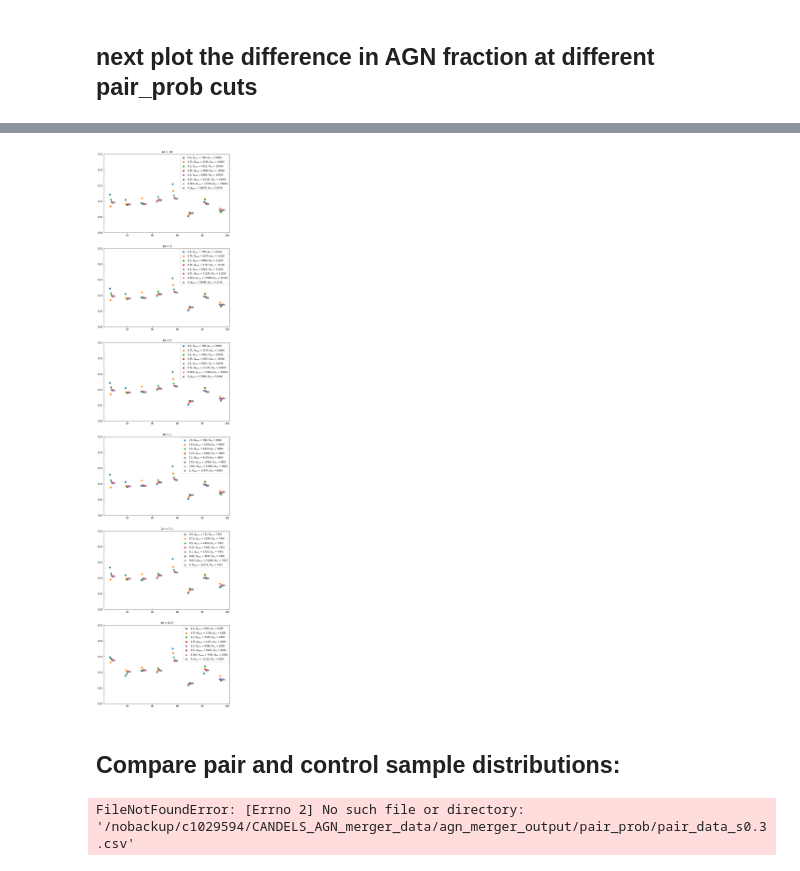
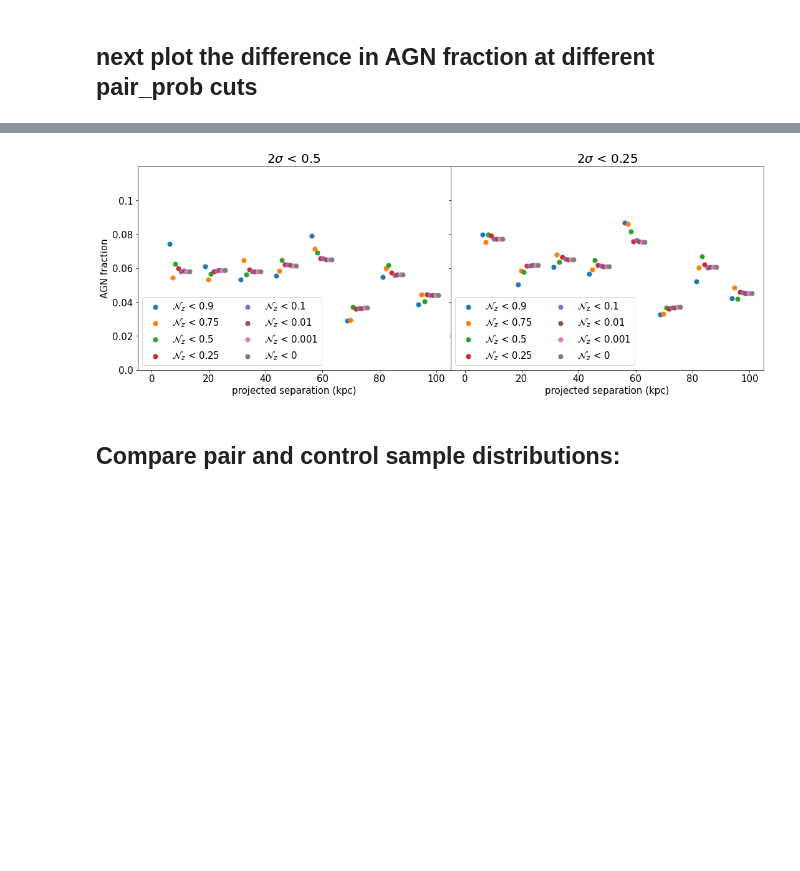
Before and after one commit to sldough21/pair-conv-misc, a Jupyter notebook: pam_analysis.ipynb, the cells around one changed output, grey strips where cells are left out. Drawn from its saved outputs; the diff is of its cells as text; code cells hidden in the pictures; blank space fills up the shorter version.

Commit message:
organized code and improved flexibility and plotting

```diff
--- a/pam_analysis.ipynb
+++ b/pam_analysis.ipynb
@@ -48,6 +41,8 @@ dif_cuts = {}
 iso_count = {}
 PDF_width = {}
 sig_cuts = [10,3,2,1,0.5,0.25]
+# sig_cuts = [1,0.5,0.25]
+
 
 for sig_cut in sig_cuts:
     rdf = pd.read_csv(PATH+'pair_data_s'+str(sig_cut)+'.csv')
@@ -68,7 +63,7 @@ for sig_cut in sig_cuts:
         high = float(info[1])
 
         # sort into bins
-        bin_df = rdf[ (rdf['kpc_sep'] > low) & (rdf['kpc_sep'] <= high) ]#& (rdf['prime_M'] > 10) ]
+        bin_df = rdf[ (rdf['kpc_sep'] > low) & (rdf['kpc_sep'] <= high) & (rdf['field'] != 'COS') & (rdf['field'] != 'COSMOS') ]
 
         # calculating AGN per pair here
         AGN_frac[bins[rnge]] = sum(bin_df['pair_prob'] * bin_df['mAGN']) / (sum(bin_df['pair_prob'])) #* len(bin_df))
@@ -106,4 +101,12 @@ def make_bins_PDF(max_dist=100, n_bins=10):
 # %%
 # dif_cuts[str(sig_cut)] = pAGN_fracs
 # iso_count[str(sig_cut)] = len(rdf) / sum(rdf['iso_count'].unique())
+# marker = ['^','o','X','s','*','d'] * 8
+# markers = np.transpose(np.reshape(marker, (8,3)))
+kpcs = np.zeros((3,8))
+for i in range(0,len(kpcs)):
+    kpc_medu = [km+i for km in kpc_meds]
+    kpcs[i] = kpc_medu
+dif_cut = np.array([dif_cuts[key] for key in dif_cuts])
+PDF_wid = np.array([PDF_width[key] for key in PDF_width])
 # %%
@@ -157,7 +177,8 @@ iso_count = {}
 pair_count = {}
 npairs = {}
 
-sig_cuts = [10,3,2,1,0.5,0.25]
+# sig_cuts = [10,3,2,1,0.5,0.25]
+sig_cuts = [0.5,0.25]
 
 for sig_cut in sig_cuts:
     print(sig_cut)
@@ -172,7 +193,7 @@ for sig_cut in sig_cuts:
     npairs[str(sig_cut)] = np.zeros((len(probc),1))
 
     for i, p in enumerate(probc):
-        rdf2 = rdf.loc[ (rdf['pair_prob'] > p) & (rdf['prime_M'] > 10) ]#& (rdf['prime_z'] < 3) ]
+        rdf2 = rdf.loc[ (rdf['pair_prob'] > p) & (rdf['prime_M'] > 10) & (rdf['field'] != 'COS') & (rdf['field'] != 'COSMOS') ]
         npairs[str(sig_cut)][i] = len(rdf2)
 
         # split data frame up into each bin
@@ -186,7 +207,7 @@ for sig_cut in sig_cuts:
             bin_df = rdf2[ (rdf2['kpc_sep'] > low) & (rdf2['kpc_sep'] <= high) ]
 
             # calculating AGN per pair here
-            AGN_frac[str(sig_cut)][i,j] = (sum(bin_df['pair_prob'] * bin_df['mAGN']) / (sum(bin_df['pair_prob'])))# * len(bin_df)))
+            AGN_frac[str(sig_cut)][i,j] = (sum(bin_df['pair_prob'] * 0.5*bin_df['mAGN']) / (sum(bin_df['pair_prob'])))# * len(bin_df)))
 
     kpc_meds = [ ( ( float((bins[key].split('-'))[0]) + float((bins[key].split('-'))[1]) ) / 2 ) for key in bins ]
 
@@ -227,27 +230,42 @@ bin_df
 # %%
 # kpc_meds
 # %%
-fig, ax = plt.subplots(nrows=6, figsize=(10,45))
+fig, ax = plt.subplots(nrows=1, ncols=2, figsize=(18,6), sharey=True)
+fig.subplots_adjust(wspace=0)
 
 for k, key in enumerate(prob_dat):
     for i in range(0,len(prob_dat[key])):
-        kpc_medu = [km+(i*0.5) for km in kpc_meds]
-        ax[k].scatter(kpc_medu, prob_dat[key][i], label=str(probc[i])+', $N_{pairs}$ = '+str(int(pair_count[key][i]))+
-                     ', $N_{iso}$ = '+str(int(iso_count[key])), s=50)
+        kpc_medu = [km+(i*1) for km in kpc_meds]
+        ax[k].scatter(kpc_medu, prob_dat[key][i], label='$\mathcal{N}_z$ < '+str(probc[i]), s=50)
     #ax[k].set_ylim(0,8e-5)
-    ax[k].set_ylim(0,0.25)
-    ax[k].set_title('2$\sigma$ < '+key)
-    ax[k].legend(fontsize=10)
+    ax[k].set_ylim(0,0.12)
+    ax[k].set_xlim(-5,105)
+    ax[k].set_title('2$\sigma$ < '+key, fontsize=20)
+    ax[k].legend(fontsize=15, ncol=2, loc='lower left')
+
+ax[0].set_xticks(np.arange(0,105,20))
+ax[0].set_xticklabels(np.arange(0,105,20),fontsize=15)
+ax[0].set_yticks(np.arange(0,0.12,0.02))
+ax[0].set_yticklabels(np.arange(0,0.12,0.02),fontsize=15)
+
+ax[0].set_xlabel('projected separation (kpc)', fontsize=15)
+ax[1].set_xlabel('projected separation (kpc)', fontsize=15)
+ax[0].set_ylabel('AGN fraction', fontsize=15)
+
+
+ax[1].set_xticks(np.arange(0,105,20))
+ax[1].set_xticklabels(np.arange(0,105,20),fontsize=15)
+
+plt.savefig(PATH+'AP_PP_comparing_prob_cuts.png')
 
 plt.show()
 
 ### remember this is AGN fraction per pairs ###
 # %% [output]
-[figure, old version]
+[figure, new version]
 # %% [markdown]
 ## Compare pair and control sample distributions:
 # %%
-sig_cut = 0.3
-rdf = pd.read_csv(PATH+'pair_data_s'+str(sig_cut)+'.csv')
+# sig_cut = 0.3
+# # rdf = pd.read_csv(PATH+'pair_data_DALE_TEST_'+str(sig_cut)+'.csv')
+# rdf = pd.read_csv(PATH+'pair_data_ORIG_'+str(sig_cut)+'.csv')
-# %% [output]
-FileNotFoundError: [Errno 2] No such file or directory: '/nobackup/c1029594/CANDELS_AGN_merger_data/agn_merger_output/pair_prob/pair_data_s0.3.csv'
```
Also changed, not shown: parts of 17 cells of this notebook.
